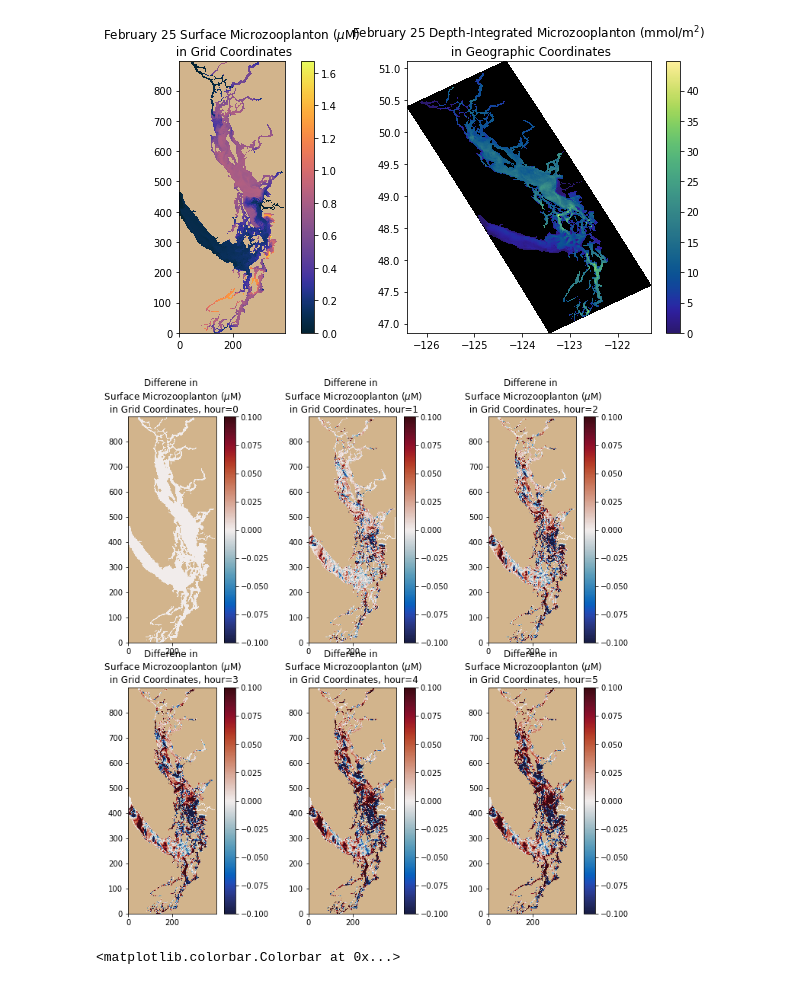
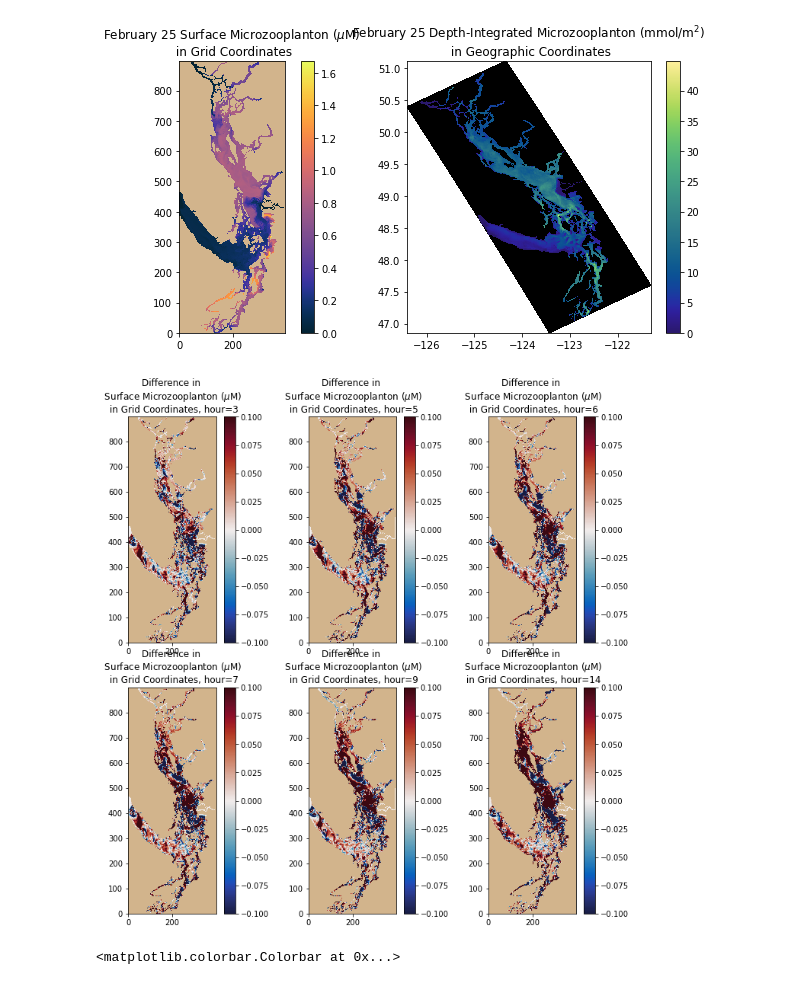
Before and after one commit to SalishSeaCast/analysis-elise-2, a Jupyter notebook: notebooks/forKaryn/plotModelOutputExamples.ipynb, the cells around one changed output. Cells and saved outputs as stored; diff of their text form; code cells hidden in the pictures.

```diff
--- a/notebooks/forKaryn/plotModelOutputExamples.ipynb
+++ b/notebooks/forKaryn/plotModelOutputExamples.ipynb
@@ -135,18 +204,18 @@ fig.colorbar(m1,ax=ax[1])
 # %%
 cmap0=cmocean.cm.balance
 cmap0.set_bad('tan')
-il=5
 fig,ax=plt.subplots(2,3,figsize=(12,12))
 ax=ax.flatten()
-for ii,il in enumerate(range(0,6)):
+tlist=[3, 5, 6, 7, 9,14]
+for ii,il in enumerate(tlist):
     m0=ax[ii].pcolormesh(np.ma.masked_where(tmask[0,0,:,:]==0,
                     f.variables['microzooplankton'][il,0,:,:]-f.variables['microzooplankton'][0,0,:,:]),cmap=cmap0,
                         vmin=-.1,vmax=.1)
     viz_tools.set_aspect(ax[ii],coords='grid')
-    ax[ii].set_title('Differene in \n Surface Microzooplanton ($\mu$M) \n in Grid Coordinates, hour='+str(il))
+    ax[ii].set_title('Difference in \n Surface Microzooplanton ($\mu$M) \n in Grid Coordinates, hour='+str(il))
     fig.colorbar(m0,ax=ax[ii])
 # %% [output]
-[figure, old version]
+[figure, new version]
 # %%
 # with pcolormesh: no smoothing
 cmap0=cmocean.cm.thermal
```
Also changed, not shown: parts of 8 cells of this notebook, 12 other files.
